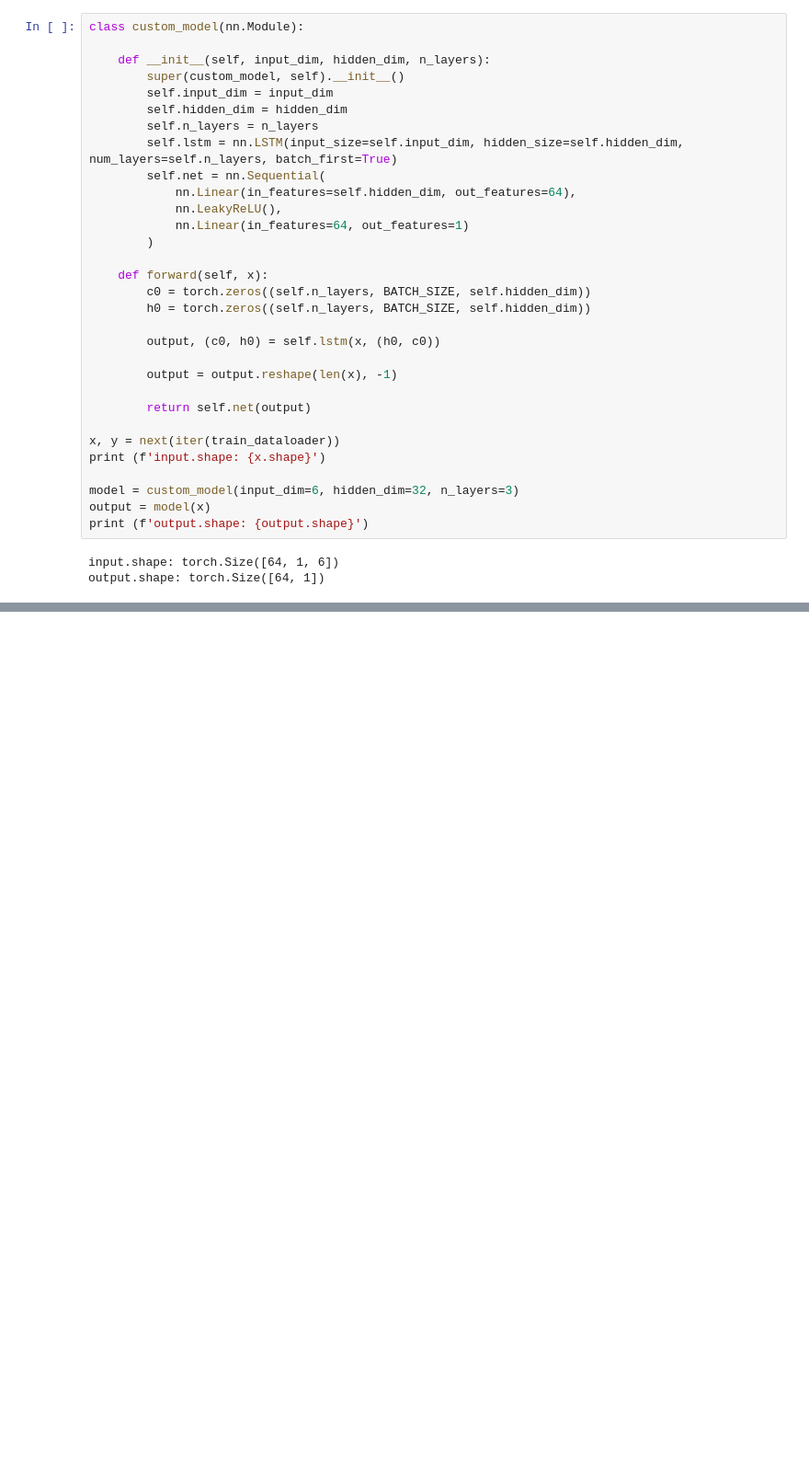
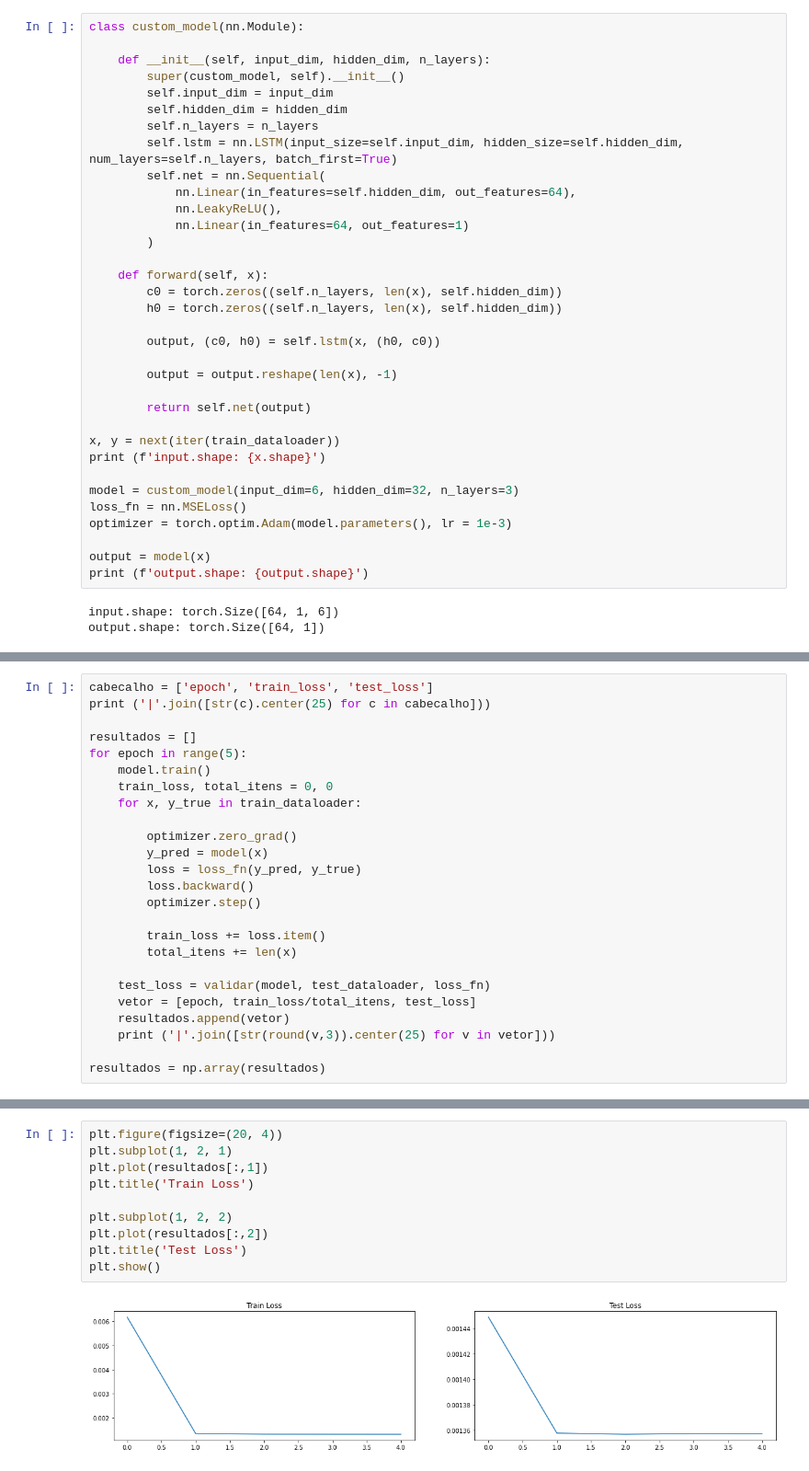
Before and after one commit to netomap/LSTM_Pytorch, a Jupyter notebook: Analise com LSTM - Pytorch.ipynb, the cells around one changed output, grey strips where cells are left out. Shown at 92% size. Drawn from its saved outputs; the diff is of its cells as text; blank space fills up the shorter version.

```diff
--- a/Analise com LSTM - Pytorch.ipynb
+++ b/Analise com LSTM - Pytorch.ipynb
@@ -113,8 +116,8 @@ class custom_model(nn.Module):
         )
 
     def forward(self, x):
-        c0 = torch.zeros((self.n_layers, BATCH_SIZE, self.hidden_dim))
-        h0 = torch.zeros((self.n_layers, BATCH_SIZE, self.hidden_dim))
+        c0 = torch.zeros((self.n_layers, len(x), self.hidden_dim))
+        h0 = torch.zeros((self.n_layers, len(x), self.hidden_dim))
 
         output, (c0, h0) = self.lstm(x, (h0, c0))
 
@@ -126,6 +129,9 @@ x, y = next(iter(train_dataloader))
 print (f'input.shape: {x.shape}')
 
 model = custom_model(input_dim=6, hidden_dim=32, n_layers=3)
+loss_fn = nn.MSELoss()
+optimizer = torch.optim.Adam(model.parameters(), lr = 1e-3)
+
 output = model(x)
 print (f'output.shape: {output.shape}')
 # %% [output]
@@ -133,0 +161,25 @@ output.shape: torch.Size([64, 1])
+# %%
+cabecalho = ['epoch', 'train_loss', 'test_loss']
+print ('|'.join([str(c).center(25) for c in cabecalho]))
+
+resultados = []
+for epoch in range(5):
+    model.train()
+    train_loss, total_itens = 0, 0
+    for x, y_true in train_dataloader:
+
+        optimizer.zero_grad()
+        y_pred = model(x)
+        loss = loss_fn(y_pred, y_true)
+        loss.backward()
+        optimizer.step()
+
+        train_loss += loss.item()
+        total_itens += len(x)
+
+    test_loss = validar(model, test_dataloader, loss_fn)
+    vetor = [epoch, train_loss/total_itens, test_loss]
+    resultados.append(vetor)
+    print ('|'.join([str(round(v,3)).center(25) for v in vetor]))
+
+resultados = np.array(resultados)
@@ -133,0 +195,12 @@ output.shape: torch.Size([64, 1])
+# %%
+plt.figure(figsize=(20, 4))
+plt.subplot(1, 2, 1)
+plt.plot(resultados[:,1])
+plt.title('Train Loss')
+
+plt.subplot(1, 2, 2)
+plt.plot(resultados[:,2])
+plt.title('Test Loss')
+plt.show()
+# %% [output]
+[figure, added]
```
Also changed, not shown: parts of 9 cells of this notebook.
